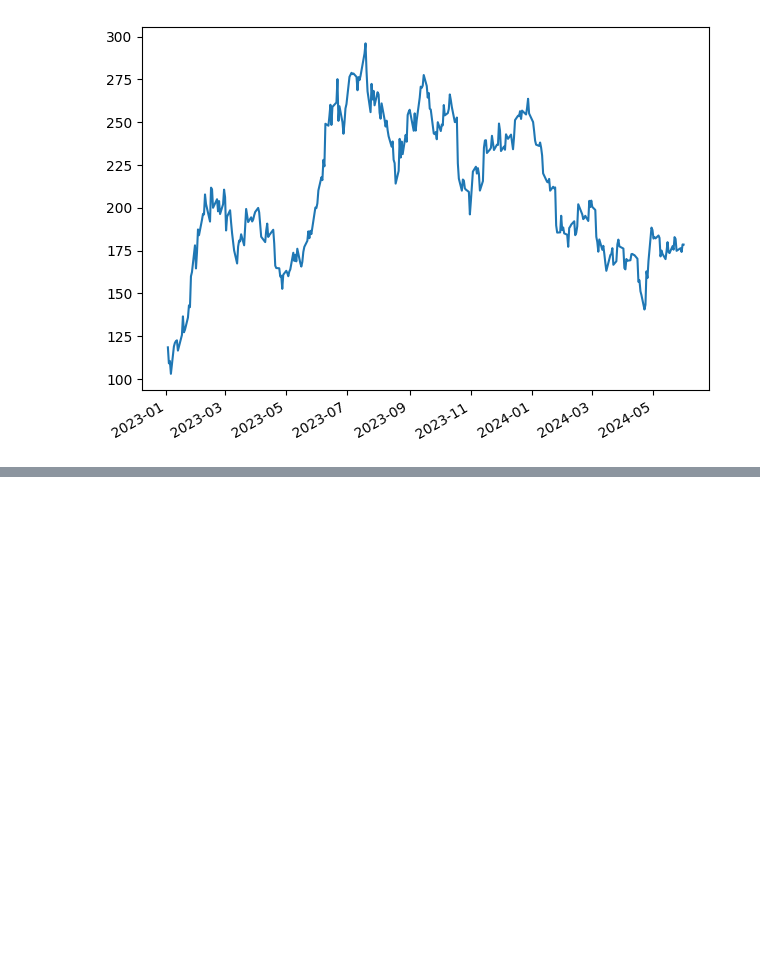
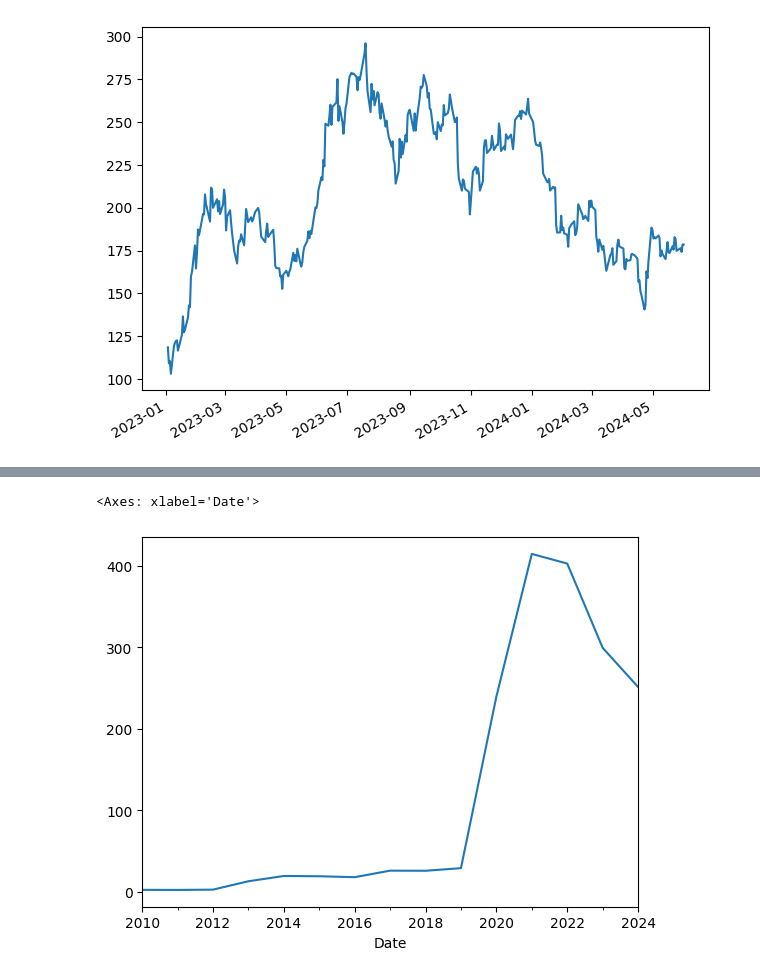
Before and after one commit to AgentAhmed/Time-Series, a Jupyter notebook: Time_series_EDA.ipynb, the cells around one changed output, grey strips where cells are left out. Cells and saved outputs as stored; diff of their text form; code cells hidden in the pictures; blank space fills up the shorter version.

```diff
--- a/Time_series_EDA.ipynb
+++ b/Time_series_EDA.ipynb
@@ -107,0 +291,6 @@ axis.plot(index,share_open)
+# %%
+## Business End frequency
+df_tesla.resample(rule='BA').max()['High'].plot()
+# %% [output]
+<Axes: xlabel='Date'>
+[figure, added]
```
Also changed, not shown: parts of 38 cells of this notebook.
